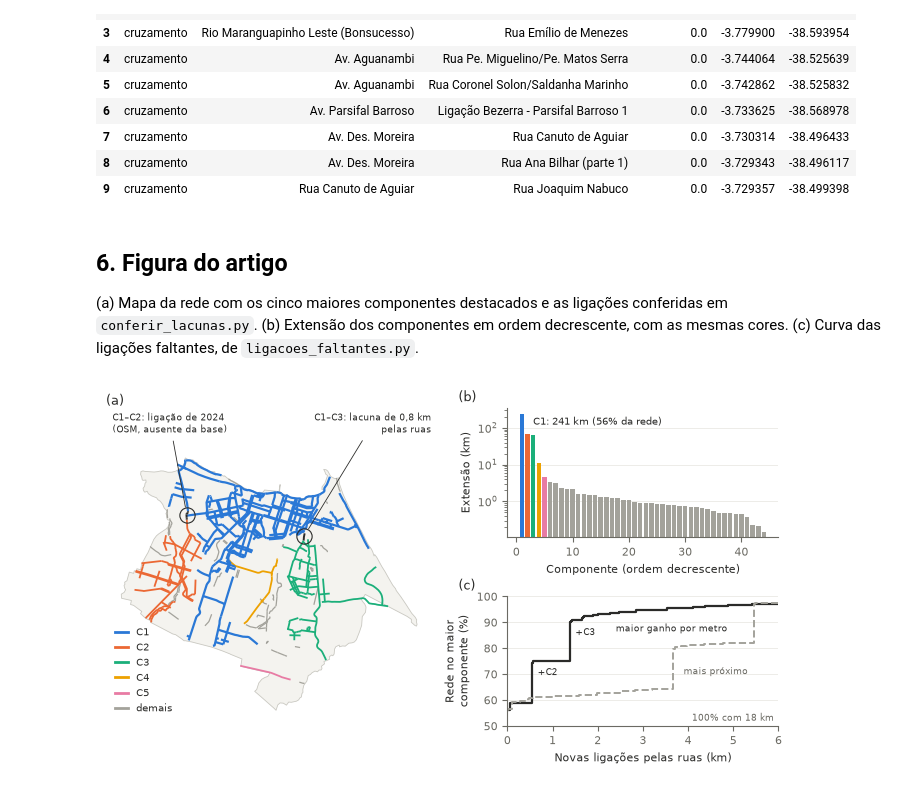
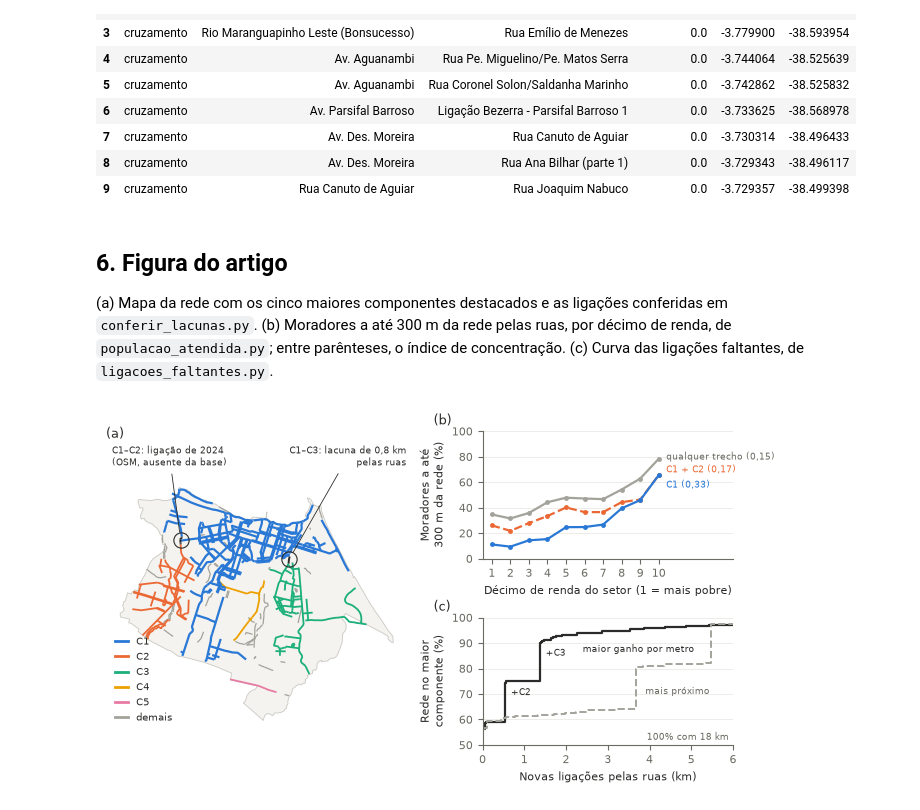
Before and after one commit to Sarapessoa/artigo-ciencia-cidades, a Jupyter notebook: analise/conectividade.ipynb, the cells around one changed output. Drawn from its saved outputs; the diff is of its cells as text; code cells hidden in the pictures.

```diff
--- a/analise/conectividade.ipynb
+++ b/analise/conectividade.ipynb
@@ -276,7 +276,7 @@ cruzamento     108
 # %% [markdown]
 ## 6. Figura do artigo
 
-(a) Mapa da rede com os cinco maiores componentes destacados e as ligações conferidas em `conferir_lacunas.py`. (b) Extensão dos componentes em ordem decrescente, com as mesmas cores. (c) Curva das ligações faltantes, de `ligacoes_faltantes.py`.
+(a) Mapa da rede com os cinco maiores componentes destacados e as ligações conferidas em `conferir_lacunas.py`. (b) Moradores a até 300 m da rede pelas ruas, por décimo de renda, de `populacao_atendida.py`; entre parênteses, o índice de concentração. (c) Curva das ligações faltantes, de `ligacoes_faltantes.py`.
 # %%
 CORES = ["#2a78d6", "#eb6834", "#1baf7a", "#eda100", "#e87ba4"]  # ordem fixa por posição
 CINZA, TEXTO, TEXTO_2 = "#a3a29b", "#2b2b29", "#6b6a63"
@@ -321,15 +321,25 @@ legenda.append(Line2D([], [], color=CINZA, lw=2, label="demais"))
 ax_a.legend(handles=legenda, loc="lower left", frameon=False, fontsize=7,
             labelcolor=TEXTO, handlelength=1.4)
 
-pct = 100 * comp["km"] / total_km
-cores_barras = [CORES[k - 1] if k <= N_DESTAQUE else CINZA for k in comp.index]
-ax_b.bar(comp.index, comp["km"], color=cores_barras, width=0.8)
-ax_b.set_yscale("log")
-ax_b.set_xlabel("Componente (ordem decrescente)")
-ax_b.set_ylabel("Extensão (km)")
-ax_b.annotate(f"C1: {comp['km'].iloc[0]:.0f} km ({pct.iloc[0]:.0f}% da rede)",
-              xy=(1, comp["km"].iloc[0]), xytext=(8, -2), textcoords="offset points",
-              va="top", color=TEXTO, fontsize=7)
+# (b) Moradores perto da rede por décimo de renda (populacao_atendida.py, 300 m pelas ruas)
+pr = pd.read_csv(RESULTADOS / "populacao_por_renda.csv")
+pr = pr[(pr["medida"] == "ruas") & (pr["distancia_m"] == 300)]
+ic = pd.read_csv(RESULTADOS / "populacao_atendida.csv").query("medida == 'ruas' and distancia_m == 300")
+# y do rótulo: C1 e C1 + C2 terminam no mesmo ponto no décimo mais rico
+series = [("pct_qualquer", "qualquer trecho", CINZA, "-", "ic_qualquer", 80),
+          ("pct_c1_c2", "C1 + C2", CORES[1], "--", "ic_c1_c2", 70),
+          ("pct_c1", "C1", CORES[0], "-", "ic_c1", 58)]
+for col, rotulo, cor, estilo, col_ic, y_rotulo in series:
+    ax_b.plot(pr["decimo"], pr[col], color=cor, linestyle=estilo, linewidth=1.6,
+              marker="o", markersize=2.5)
+    ax_b.annotate(f"{rotulo} ({ic[col_ic].iloc[0]:.2f})".replace(".", ","),
+                  xy=(10, pr[col].iloc[-1]), xytext=(10.4, y_rotulo), textcoords="data",
+                  va="center", fontsize=6.5, color=cor if cor != CINZA else TEXTO_2)
+ax_b.set_xlim(0.5, 14)
+ax_b.set_xticks(range(1, 11))
+ax_b.set_ylim(0, 100)
+ax_b.set_xlabel("Décimo de renda do setor (1 = mais pobre)")
+ax_b.set_ylabel("Moradores a até\n300 m da rede (%)")
 
 # (c) Curva das ligações faltantes (ligacoes_faltantes.py)
 lf = pd.read_csv(RESULTADOS / "ligacoes_faltantes.csv")
@@ -339,31 +349,31 @@ for estrategia, estilo in estilos.items():
     t = lf[lf["estrategia"] == estrategia]
     ax_c.step(t["acumulado_m"] / 1000, t["pct_gigante"], where="post", **estilo)
 ganho = lf[lf["estrategia"] == "maior ganho"]
 for k in (2, 3):
     p = ganho[ganho["componente"] == k].iloc[0]
     ax_c.annotate(f"+C{k}", xy=(p["acumulado_m"] / 1000, p["pct_gigante"]), xytext=(4, -9),
                   textcoords="offset points", fontsize=6.5, color=TEXTO)
 ax_c.text(2.4, 86.5, "maior ganho por metro", fontsize=6.5, color=TEXTO)
 ax_c.text(3.9, 70, "mais próximo", fontsize=6.5, color=TEXTO_2)
 ax_c.text(5.9, 52, f"100% com {lf['acumulado_m'].max() / 1000:.0f} km", fontsize=6.5,
           color=TEXTO_2, ha="right")
 ax_c.set_xlim(0, 6)
 ax_c.set_ylim(50, 100)
 ax_c.set_xlabel("Novas ligações pelas ruas (km)")
 ax_c.set_ylabel("Rede no maior\ncomponente (%)")
 
 for ax in (ax_b, ax_c):
     ax.spines[["top", "right"]].set_visible(False)
     ax.grid(axis="y", color="#e6e5df", linewidth=0.5)
     ax.set_axisbelow(True)
 
 fig.tight_layout(h_pad=1.5)
 for ax, rotulo in [(ax_a, "(a)"), (ax_b, "(b)"), (ax_c, "(c)")]:
     pos = ax.get_position()
     fig.text(pos.x0 if ax is ax_a else pos.x0 - 0.07, pos.y1 + 0.01, rotulo,
              fontsize=9, color=TEXTO, va="bottom")
 for ext in ("pdf", "png"):
     fig.savefig(FIGURAS / f"conectividade.{ext}", dpi=300, bbox_inches="tight")
 plt.show()
 # %% [output]
-[figure, old version]
+[figure, new version]
```
Also changed, not shown: 6 other files.
